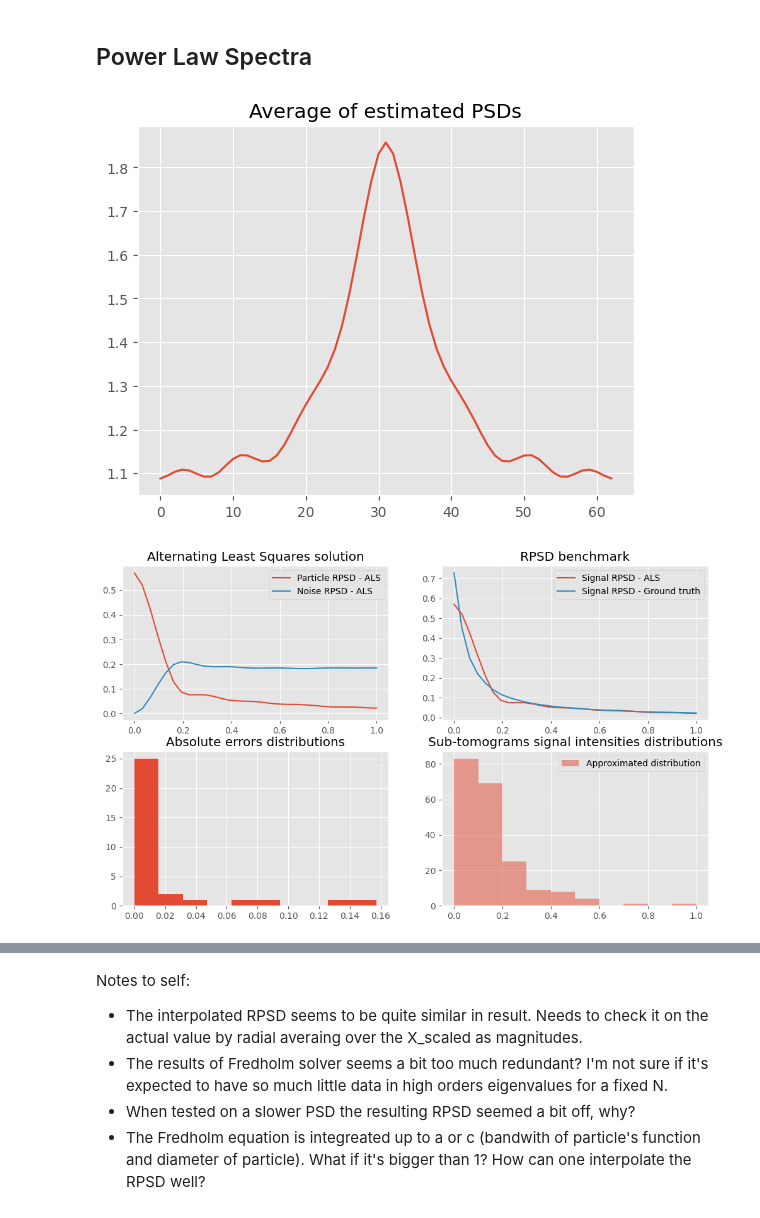
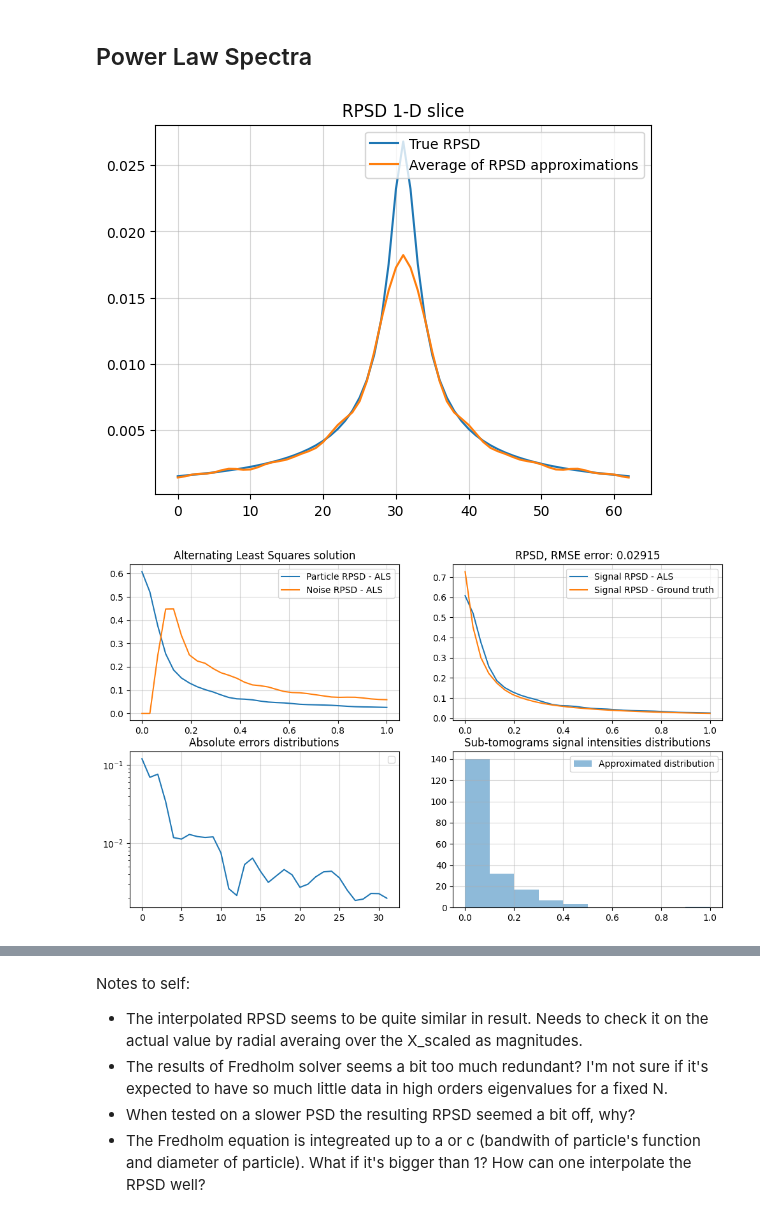
Before and after one commit to oppositecategory/3D_KLT, a Jupyter notebook: notebooks/simulation.ipynb, the cells around one changed output, grey strips where cells are left out. Cells and saved outputs as stored; diff of their text form; code cells hidden in the pictures.

```diff
--- a/notebooks/simulation.ipynb
+++ b/notebooks/simulation.ipynb
@@ -32,9 +32,6 @@ os.environ["CUDA_VISIBLE_DEVICES"] = "0"
 jax.default_backend()
 
 plt.rcParams.update({
-    "font.weight": "bold",
-    "axes.labelweight": "bold",
-    "axes.titleweight": "bold",
     "axes.grid": True,
     "grid.alpha": 0.5
 })
@@ -395,7 +393,7 @@ vect_spectrum_estimation = jax.vmap(estimate_isotropic_powerspectrum_tensor,
 K = 200
 N = 32
 M = 2*N - 1
-max_d = int(np.floor(N/3))
+max_d = int(np.floor(N/2))
 
 uniform_points, bins = generate_uniform_radial_sampling_points(N)
 
@@ -407,24 +405,31 @@ H = 1/(( 1+ r**2) ** 0.5)
 C = M**3 / H.sum()
 normalized_H = jnp.fft.ifftshift(jnp.sqrt(H * C))
 
+
+window = np.bartlett(M)
 samples = np.zeros((K,N,N,N))
 alphas = np.random.beta(2,5,size=(K))
-
-std = 1
+std = 0.01
 for i in range(K):
     gaussian_noise = np.random.normal(size=(M,M,M))
     additive_noise = np.random.normal(scale=std,size=(M,M,M))
     sample = jnp.fft.ifftn(jnp.fft.fftn(gaussian_noise) * normalized_H)
     sample = alphas[i]*sample + additive_noise
-    samples[i] = sample[:N,:N,:N].real
+    samples[i] = sample[:N,:N,:N]
+
+S = H / np.linalg.norm(H)
 # %%
 samples = samples - jnp.mean(samples, axis=(1,2,3)).reshape(-1,1,1,1)
 psds = vect_spectrum_estimation(samples,max_d)
 # %%
-plt.title("Average of estimated PSDs");
-plt.plot(np.mean(psds,axis=0)[N,N,:]);
+avg_psd = np.mean(psds,axis=0)
+avg_psd /= np.linalg.norm(avg_psd)
+plt.title("RPSD 1-D slice")
+plt.plot(S[N,N,:], label='True RPSD')
+plt.plot(avg_psd[N,N,:], label="Average of RPSD approximations")
+plt.legend();
 # %% [output]
-[figure, old version]
+[figure, new version]
 # %%
 rblocks = np.array([radial_average(psds[k], bins, N) for k in range(K)])
 factorization = alternating_least_squares_solver(rblocks,500,1e-4)
@@ -435,34 +440,34 @@ noise_psd = factorization.v
 noise_psd /= np.linalg.norm(noise_psd)
 particle_psd /= np.linalg.norm(particle_psd)
 
 
 fig, ax = plt.subplots(2,2, figsize=(12,7))
 
 extracted_alphas = factorization.alpha
 
 H /= np.linalg.norm(H)
 
 true_rpsd = radial_average(H,bins,N)
 true_rpsd /= np.linalg.norm(true_rpsd)
 
 ax[0,0].plot(uniform_points,particle_psd, label='Particle RPSD - ALS')
 ax[0,0].plot(uniform_points,noise_psd, label='Noise RPSD - ALS')
 ax[0,0].set_title("Alternating Least Squares solution")
 ax[0,0].legend()
 
 
 ax[0,1].plot(uniform_points,particle_psd,label='Signal RPSD - ALS')
 ax[0,1].plot(uniform_points,true_rpsd, label='Signal RPSD - Ground truth')
 ax[0,1].legend()
-ax[0,1].set_title("RPSD benchmark")
-ax[0,1].legend()
+ax[0,1].set_title(f"RPSD, RMSE error: {np.sqrt(np.mean((true_rpsd - particle_psd)**2)):.5f}")
 
 ax[1,0].set_title("Absolute errors distributions")
-ax[1,0].hist(np.abs(true_rpsd - particle_psd));
+ax[1,0].plot(np.abs(true_rpsd - particle_psd))
+ax[1,0].set_yscale('log')
 ax[1,0].legend()
 
 ax[1,1].set_title("Sub-tomograms signal intensities distributions")
 ax[1,1].hist(extracted_alphas,alpha=0.5, label='Approximated distribution')
 ax[1,1].legend();
 # %% [output]
-[figure, old version]
+[figure, new version]
```
Also changed, not shown: parts of 53 cells of this notebook, 3 other files.
